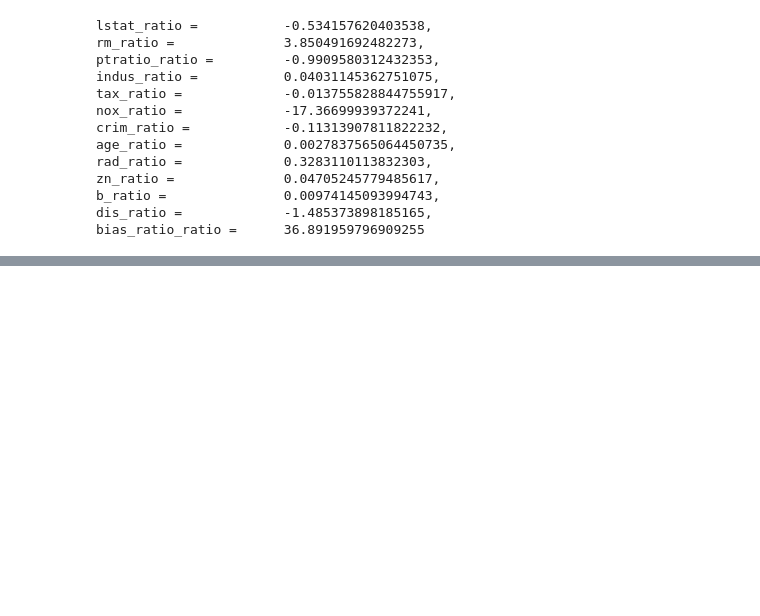
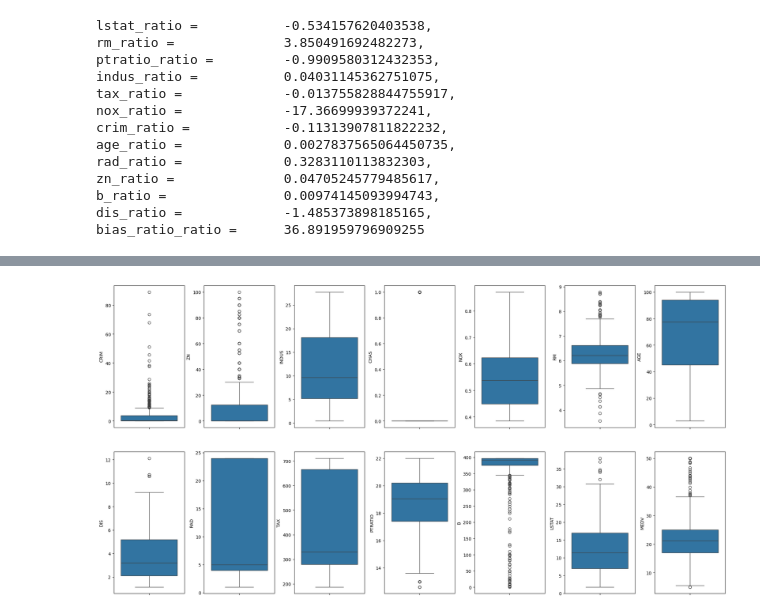
Before and after one commit to ViktoryiaKavalchuk/ds-learning, a Jupyter notebook: lesson_6/hw_6.ipynb, the cells around one changed output, grey strips where cells are left out. Cells and saved outputs as stored; diff of their text form; code cells hidden in the pictures; blank space fills up the shorter version.

```diff
--- a/lesson_6/hw_6.ipynb
+++ b/lesson_6/hw_6.ipynb
@@ -470,0 +557,12 @@ data.describe()
+# %%
+data = pandas.read_csv("/Users/Viktoryia/Documents/Programming/Data_Science/Lesson_6/boston_dataset.csv", delimiter=r"\s+", names=column_names)
+
+fig, axs = plt.subplots(ncols=7, nrows=2, figsize=(20, 10))
+index = 0
+axs = axs.flatten()
+for k,v in data.items():
+    sns.boxplot(y=k, data=data, ax=axs[index])
+    index += 1
+plt.tight_layout(pad=0.4, w_pad=0.5, h_pad=5.0)
+# %% [output]
+[figure, added]
```
Also changed, not shown: parts of 15 cells of this notebook.
